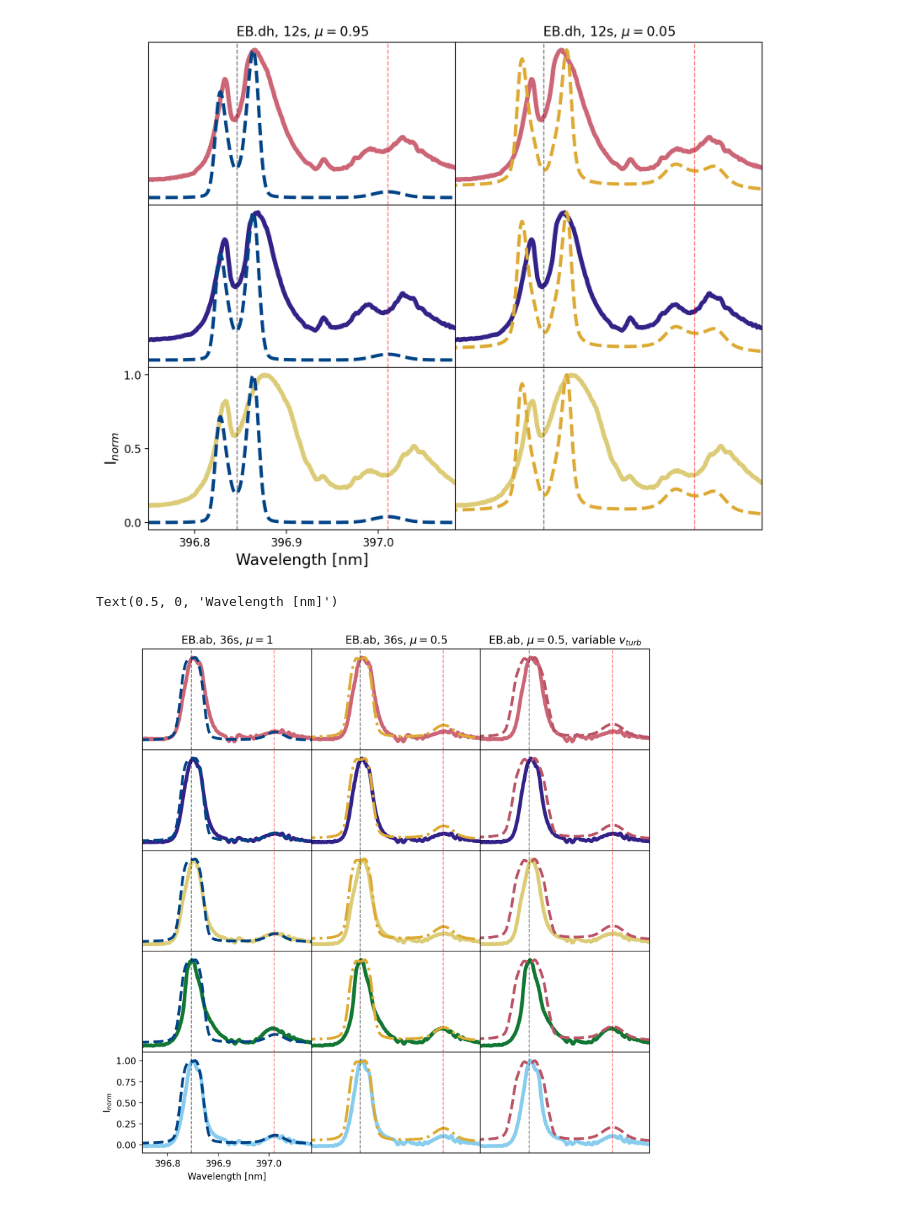
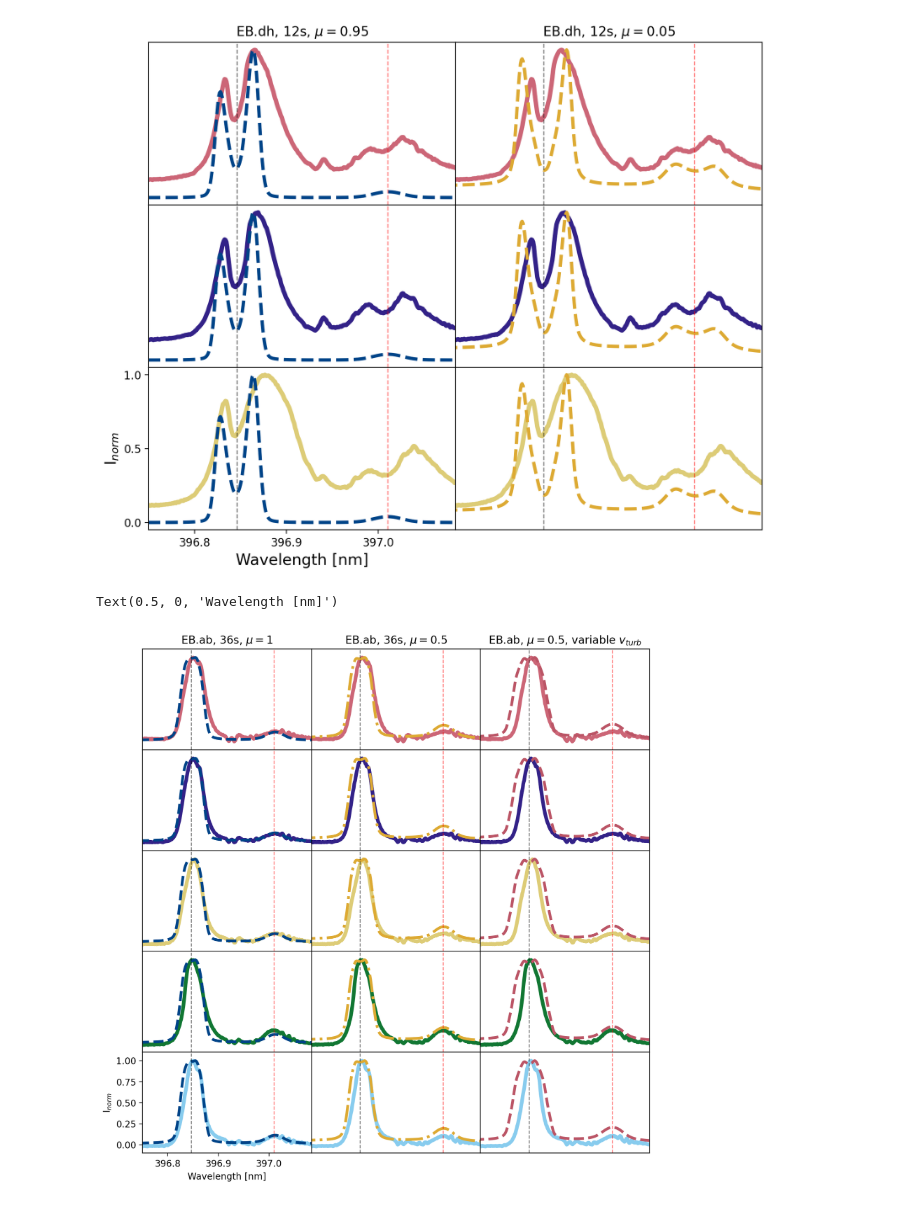
Before and after one commit to coletamburri2112/Flare_Patrol_Analysis, a Jupyter notebook: NOTEBOOKS/11Aug2024_DKIST_RADYN+RH_CaIIH_Heps.ipynb, the cells around one changed output. Saved outputs shown, nothing was run; the diff lists cells and outputs as text; code cells hidden in the pictures.

```diff
--- a/NOTEBOOKS/11Aug2024_DKIST_RADYN+RH_CaIIH_Heps.ipynb
+++ b/NOTEBOOKS/11Aug2024_DKIST_RADYN+RH_CaIIH_Heps.ipynb
@@ -427,41 +603,3 @@ IndexError: list index out of range
 modcolors
 # %% [output]
 Hcset(blue='#004488', yellow='#DDAA33', red='#BB5566', black='#000000')
-# %%
-#for redshifts
-
-npoints = 9
-choice_is = [3,5,6,7,8]
-
-#colors = plt.cm.jet(np.linspace(0,1,len(choice_is)))
-colors=tol_colors.tol_cset('muted')
-
-modcolors=tol_colors.tol_cset('high-contrast')
-
-modstyles = ['--','--','--','--']
-fig,ax=plt.subplots(5,4,dpi=200,figsize=(10,8))
-for i in range(len(choice_is)):
-    for j in range(len(modelscomp)):
-        ax[i,j].plot(dkist_wl,normalize_range(dkist_int[lowvisp+int(cc[choice_is[i]][0]),:,int(cc[choice_is[i]][1])]),alpha=1,linewidth=4,c=colors[i])
-        ax[i,j].plot(dkist_wl,normalize_range(modelscomp[j]),linewidth=3,color=modcolors[j],linestyle=modstyles[j])
-        ax[i,j].set_xlim([396.75,397.084])
-
-        if i!=4 or j!=0:
-            ax[i,j].set_xticks([])
-            ax[i,j].set_yticks([])
-
-
-
-        ax[i,j].axvline(396.846,c='black',linestyle='dashed',linewidth=1,alpha=0.5)
-
-        ax[i,j].axvline(397.01,c='red',linestyle='dashed',linewidth=1,alpha=0.5)
-
-ax[0,0].set_title('EB.d, 22s')
-ax[0,1].set_title('EB.ab, 7s')
-ax[0,2].set_title('TC.d, 8s')
-ax[0,3].set_title('EB+TC.d, 8s')
-
-fig.subplots_adjust(hspace=0, wspace=0)
-
-ax[4,0].set_ylabel(r'I$_{norm}$')
-ax[4,0].set_xlabel('Wavelength [nm]')
@@ -521,7 +656,8 @@ ax[2,0].set_yticks([0,0.5,1])
 #for symm
 
 npoints = 9
-choice_is = [0,1,2,6,8]
+choice_is = [0,1,2,7,8]
+
 
 #colors = plt.cm.jet(np.linspace(0,1,len(choice_is)))
 colors=tol_colors.tol_cset('muted')
@@ -530,31 +666,31 @@ modcolors=tol_colors.tol_cset('high-contrast')
 
 modstyles = ['--','-.','--']
 fig,ax=plt.subplots(5,3,dpi=200,figsize=(10,10))
 for i in range(len(choice_is)):
     for j in range(len(modelscomp)):
         ax[i,j].plot(dkist_wl,normalize_range(dkist_int[lowvisp+int(cc[choice_is[i]][0]),:,int(cc[choice_is[i]][1])],lowlim=600),alpha=1,linewidth=4,c=colors[i])
         ax[i,j].plot(dkist_wl,normalize_range(modelscomp[j]),linewidth=3,color=modcolors[j],linestyle=modstyles[j])
         ax[i,j].set_xlim([396.75,397.084])
         ax[i,j].set_ylim([-0.1,1.1])
         if i!=4 or j!=0:
             ax[i,j].set_xticks([])
             ax[i,j].set_yticks([])
 
 
 
         ax[i,j].axvline(396.846,c='black',linestyle='dashed',linewidth=1,alpha=0.5)
 
         ax[i,j].axvline(397.01,c='red',linestyle='dashed',linewidth=1,alpha=0.5)
 
 ax[0,0].set_title('EB.ab, 36s, $\mu=1$')
 ax[0,1].set_title('EB.ab, 36s, $\mu=0.5$')
 ax[0,2].set_title('EB.ab, $\mu=0.5$, variable $v_{turb}$')
 
 
 fig.subplots_adjust(hspace=0, wspace=0)
 
 ax[4,0].set_ylabel(r'I$_{norm}$')
 ax[4,0].set_xlabel('Wavelength [nm]')
 # %% [output]
 Text(0.5, 0, 'Wavelength [nm]')
-[figure, old version]
+[figure, new version]
```
Also changed, not shown: parts of 18 cells of this notebook, 6 other files.
